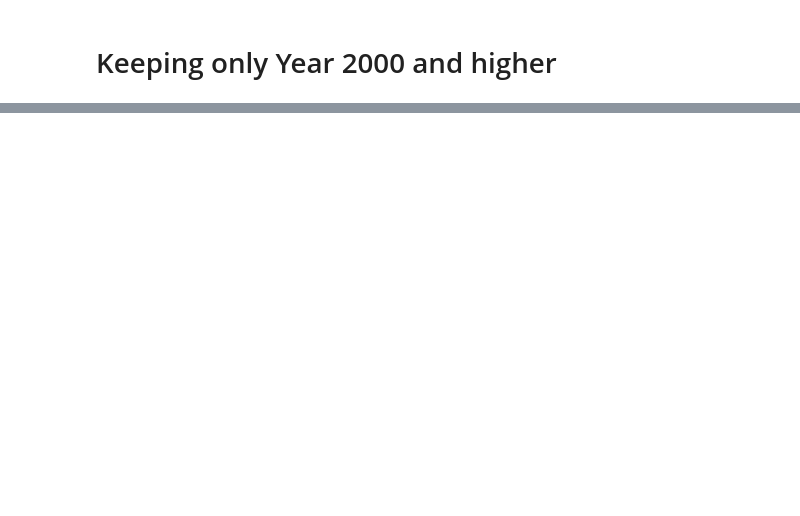
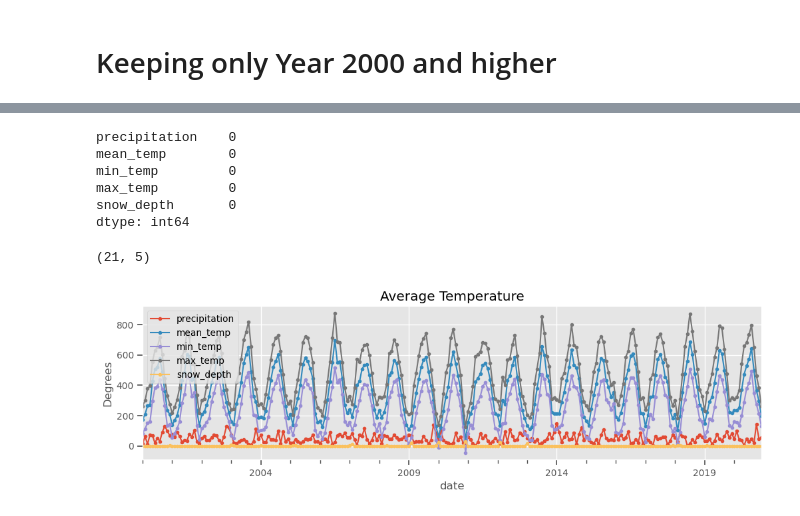
Before and after one commit to CatDawn29/Resampling-Data-Tippins, a Jupyter notebook: Resampling.ipynb, the cells around one changed output, grey strips where cells are left out. Cells and saved outputs as stored; diff of their text form; code cells hidden in the pictures; blank space fills up the shorter version.

```diff
--- a/Resampling.ipynb
+++ b/Resampling.ipynb
@@ -126,0 +259,18 @@ ax.set(title='bfill', ylabel="Temperature");
+# %%
+year_ts.isna().sum()
+# %% [output]
+precipitation    0
+mean_temp        0
+min_temp         0
+max_temp         0
+snow_depth       0
+dtype: int64
+# %%
+year_ts.shape
+# %% [output]
+(21, 5)
+# %%
+ax = month_ts.plot(style='.-')
+ax.set(title="Average Temperature", ylabel="Degrees");
+# %% [output]
+[figure, added]
```
Also changed, not shown: parts of 34 cells of this notebook.
